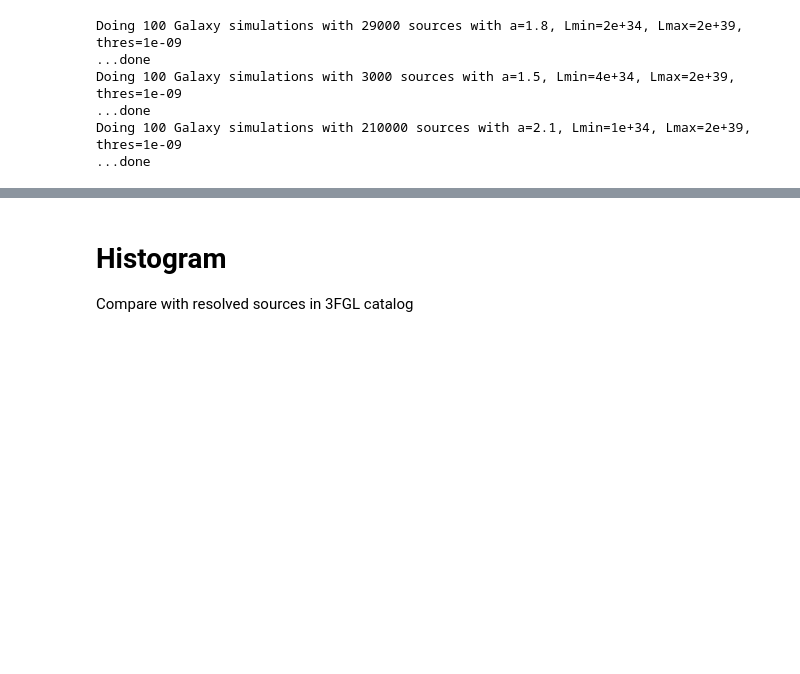
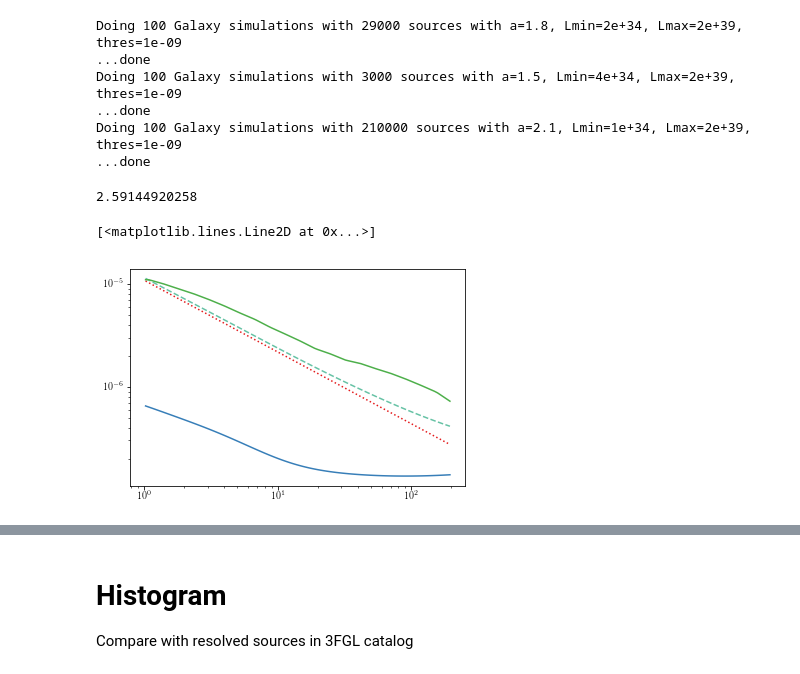
Before and after one commit to martp91/y-rays-UPS, a Jupyter notebook: sim_UPS.ipynb, the cells around one changed output, grey strips where cells are left out. Drawn from its saved outputs; the diff is of its cells as text; code cells hidden in the pictures; blank space fills up the shorter version.

```diff
--- a/sim_UPS.ipynb
+++ b/sim_UPS.ipynb
@@ -104,6 +106,7 @@ plotfunc = lambda E,a,b: b*(E)**-a
 
 def get_diffuse(E):
     spec_diff_lb = []
+    spec_diff_lb_27 = []
     ##At different lb
     for ilb in lb:
 #         datfile = open_dat.open_dat('spec_ll_bb/r5_fulldisk_F_spectra_b%s_l%s.dat'%ilb)
@@ -122,10 +125,12 @@ def get_diffuse(E):
         diff_index = fit[1]
         fitted_spec = plotfunc(E,diff_index,10**fit[0]) ##If this is a softer spectra this matters a lot!
         fitted_spec = log_interp(E,E_diff,spec)#np.interp(E,E_diff,spec)
+        fitted_spec_27 = plotfunc(E,2.7,10**fit27[0])
         spec_diff_lb.append(fitted_spec)
-    return spec_diff_lb
+        spec_diff_lb_27.append(fitted_spec_27)
+    return spec_diff_lb,spec_diff_lb_27
 
-spec_diff_lb_3fgl = get_diffuse(E3fgl_mean)
+spec_diff_lb_3fgl,spec_diff_lb_27_3fgl = get_diffuse(E3fgl_mean)
 # %% [markdown]
 ## Function to sample galaxy and calculate things we want to know
 Namely: fraction of flux from unresolved sources, latitude,longitude profiles and histogram of flux
@@ -326,0 +368,17 @@ Doing 100 Galaxy simulations with 210000 sources with a=2.1, Lmin=1e+34, Lmax=2e
+# %%
+sp = spec1[0][-1]
+mask_30 = (E3fgl_mean>10)
+plt.loglog(E3fgl_mean,E3fgl_mean**2*sp)
+plt.loglog(E3fgl_mean,E3fgl_mean**2*spec_diff_lb_27_3fgl[1],ls=':')
+plt.loglog(E3fgl_mean,E3fgl_mean**2*(sp+spec_diff_lb_27_3fgl[1]),ls='--')
+logspec = np.log((sp+spec_diff_lb_27_3fgl[1])[mask_30])
+logE = np.log(E3fgl_mean[mask_30])
+print (logspec[0]-logspec[-1])/(logE[-1]-logE[0])
+plt.loglog(E3fgl_mean,E3fgl_mean**2*spec_diff_lb_3fgl[1])
+# plt.figure()
+# for sp in spec3[0]:
+#     plt.semilogx(E3fgl_mean,sp/spec_diff_lb_3fgl[1],ls='--')
+# %% [output]
+2.59144920258
+[<matplotlib.lines.Line2D at 0x...>]
+[figure, added]
```
Also changed, not shown: parts of 25 cells of this notebook.
